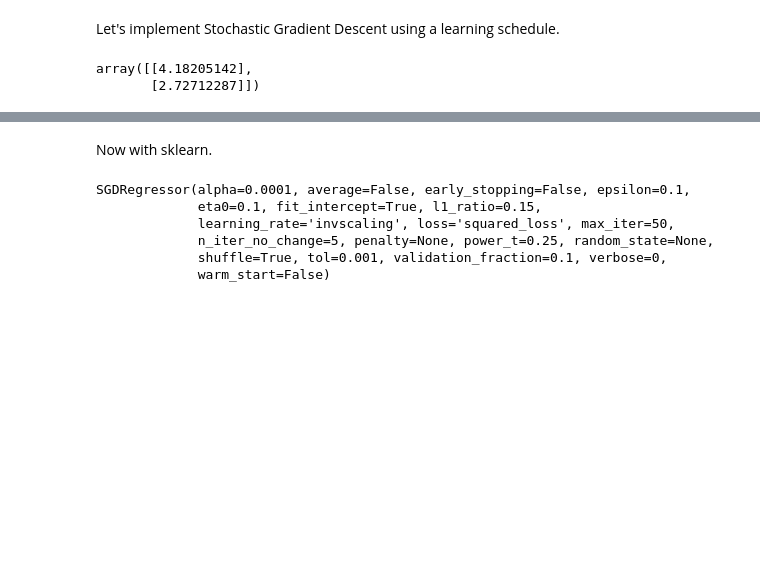
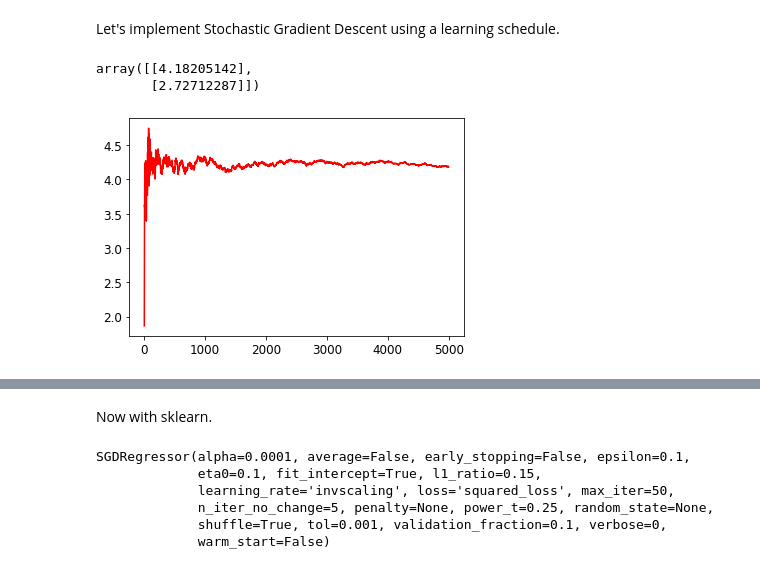
Before and after one commit to astidham2003/ml-study-group, a Jupyter notebook: chapter_4/training_models.ipynb, the cells around one changed output, grey strips where cells are left out. Saved outputs shown, nothing was run; the diff lists cells and outputs as text; code cells hidden in the pictures; blank space fills up the shorter version.

Commit message:
Added some graphs

```diff
--- a/chapter_4/training_models.ipynb
+++ b/chapter_4/training_models.ipynb
@@ -273,16 +273,16 @@ How does learning rate affect convergence?
 
 Let's try a few different learning rates and see.
 # %%
-
+#%%script false
 
 theta = np.random.randn(2, 1) # random initialization
-eta = 0.1 # Learning rate
+eta = 0.02 # Learning rate
 
 # Define code to animate the plots.
 # Retrieved from https://nipunbatra.github.io/blog/2017/linear-regression-prior.html
 
 # Code courtesy: http://eli.thegreenplace.net/2016/drawing-animated-gifs-with-matplotlib/
-from matplotlib.animation import FuncAnimation
+# from matplotlib.animation import FuncAnimation
 
 #fig, ax = plt.subplots(figsize=(4, 3))
 #fig.set_tight_layout(True)
@@ -320,9 +320,8 @@ def update(i):
     return line, ax
 
 anim = FuncAnimation(fig, update, frames=np.arange(0, 100), interval=1)
-#anim.save('line_prior.gif', dpi=80, writer='imagemagick') # Saved 2019-09-26
+anim.save('learning_rate_point_zerotwo.gif', dpi=80, writer='imagemagick') # Saved 2019-09-26
 #HTML(anim.to_html5_video())
 plt.close()
-Image(url='line_prior.gif')
 # %% [output]
 fig size: 72.0 DPI, size in inches [6. 4.]
@@ -348,6 +362,9 @@ One way is to start with a large learning rate and decrease the learning rate as
 _Learning schedule_ is the function that controls the learning rate.
 # %% [markdown]
 Let's implement Stochastic Gradient Descent using a learning schedule.
+# %%
+theta_zero = []
+theta_one = []
 # %%
 n_epochs = 50
 t0, t1 = 5, 50 # Learning schedule hyperparameters
@@ -356,6 +373,7 @@ def learning_schedule(t):
     return t0/ (t + t1)
 # %%
 theta = np.random.randn(2, 1) # random initialization
+
 for epoch in range(n_epochs):
     for i in range(m):
         random_index = np.random.randint(m)
@@ -363,9 +381,17 @@ for epoch in range(n_epochs):
         yi = y[random_index:random_index + 1]
         gradients = 2 * xi.T.dot(xi.dot(theta) - yi)
         eta = learning_schedule(epoch * m + 1)
-        theta = theta - eta * gradients
+        theta = theta - eta * gradients # Cost function
+        theta_zero = np.append(theta_zero, theta[0][0]) # Creates a new numpy array each time
+        theta_one = np.append(theta_one, theta[1][0]) # Creates a new numpy array each time
 # %%
 theta
 # %% [output]
 array([[4.18205142],
        [2.72712287]])
+# %%
+tz = np.array(theta_zero)
+plt.plot(np.linspace(0, tz.size, tz.size), tz, "r-")
+plt.show()
+# %% [output]
+[figure, added]
```
Also changed, not shown: parts of 19 cells of this notebook, 2 other files.
